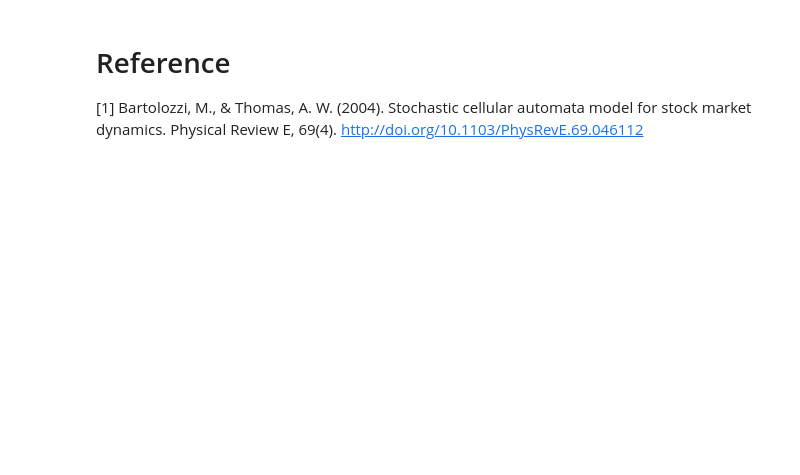
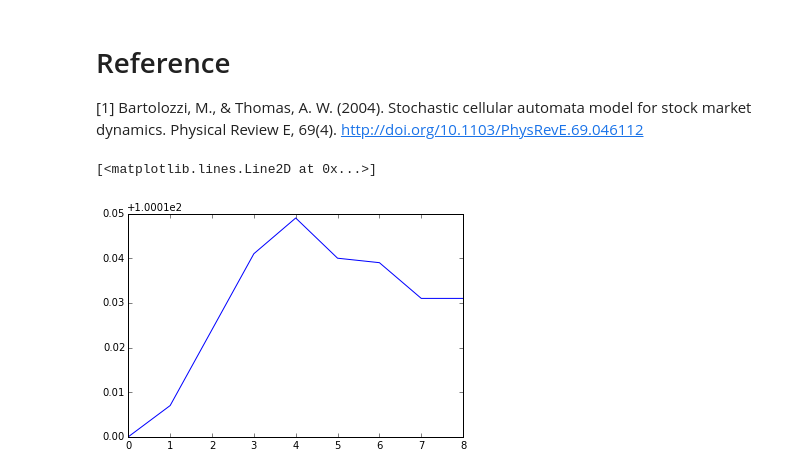
Before and after one commit to boersmamarcel/CAStocks, a Jupyter notebook: notebooks/CA stockprice-Marcel.ipynb, the cells around one changed output. Cells and saved outputs as stored; diff of their text form; code cells hidden in the pictures; blank space fills up the shorter version.

```diff
--- a/notebooks/CA stockprice-Marcel.ipynb
+++ b/notebooks/CA stockprice-Marcel.ipynb
@@ -207,3 +232,8 @@ initialize grid
 # %% [markdown]
 # Reference
 [1] Bartolozzi, M., & Thomas, A. W. (2004). Stochastic cellular automata model for stock market dynamics. Physical Review E, 69(4). http://doi.org/10.1103/PhysRevE.69.046112
+# %%
+plt.plot(prices[1:10])
+# %% [output]
+[<matplotlib.lines.Line2D at 0x...>]
+[figure, added]
```
Also changed, not shown: parts of 2 cells of this notebook.
